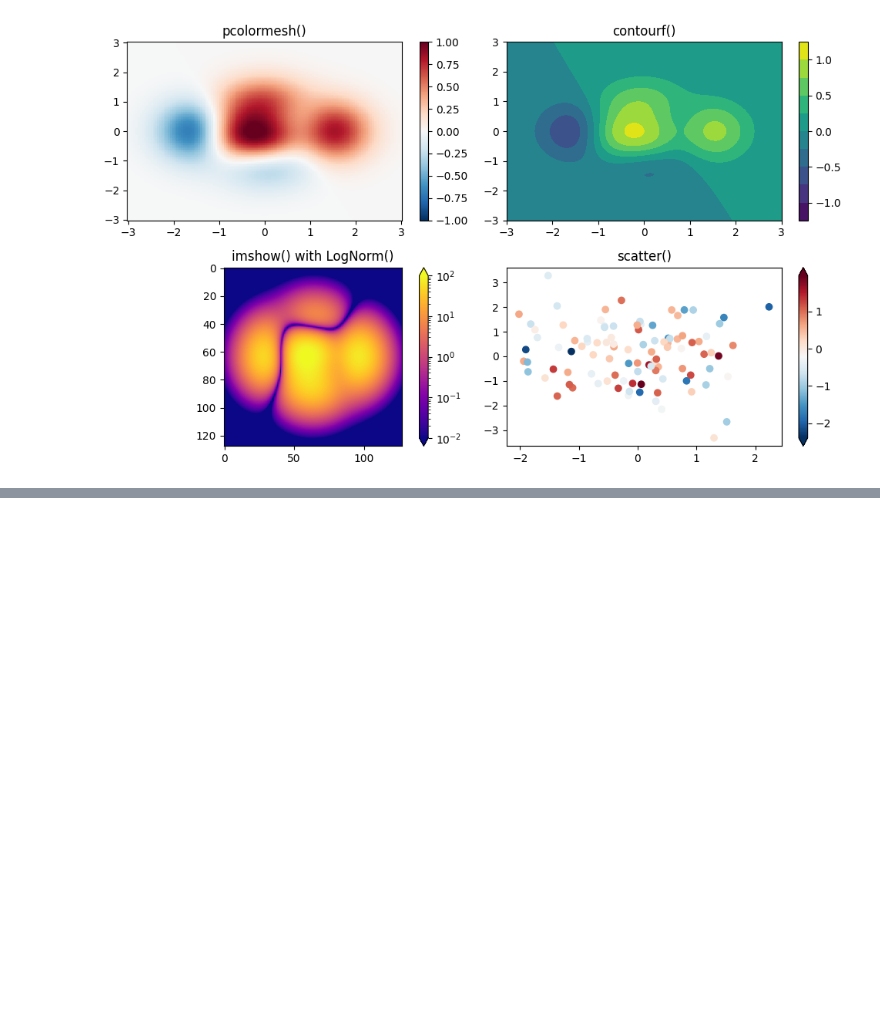
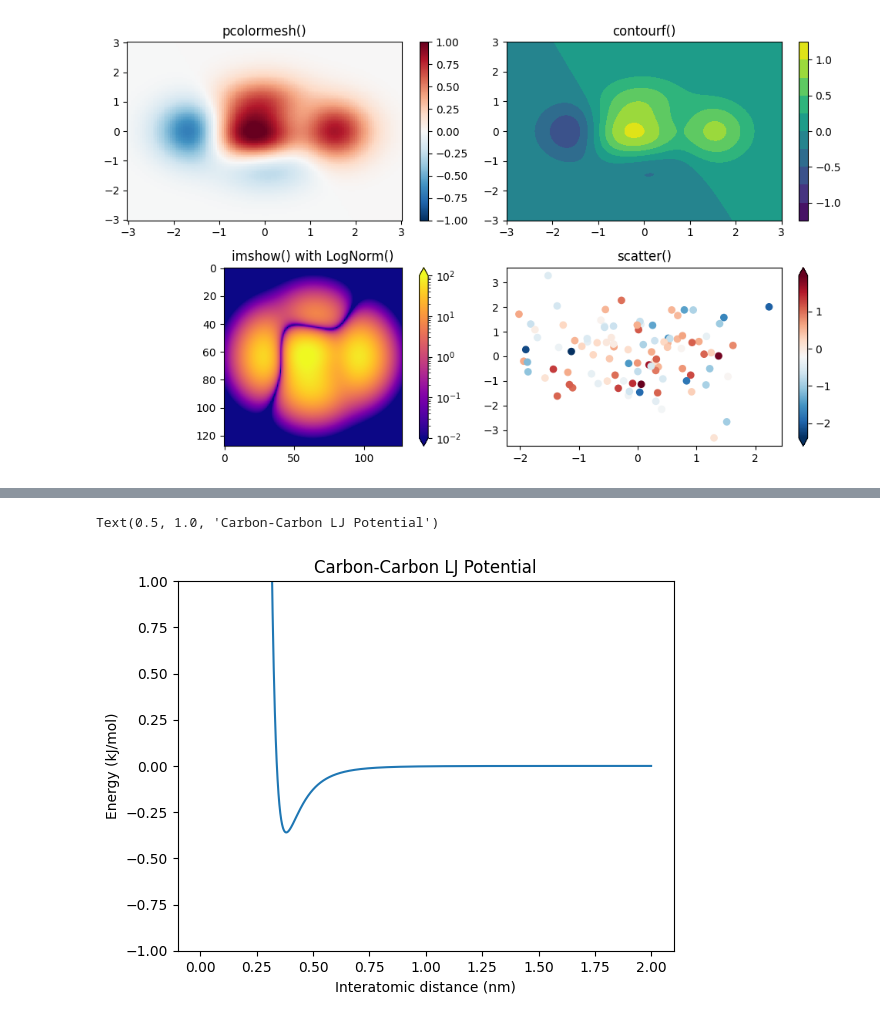
Before and after one commit to lorenzopallante/BiomeccanicaMultiscala, a Jupyter notebook: LAB/0-Intro/0-Intro_ColabPython.ipynb, the cells around one changed output, grey strips where cells are left out. Saved outputs shown, nothing was run; the diff lists cells and outputs as text; code cells hidden in the pictures; blank space fills up the shorter version.

```diff
--- a/LAB/0-Intro/0-Intro_ColabPython.ipynb
+++ b/LAB/0-Intro/0-Intro_ColabPython.ipynb
@@ -718,0 +844,18 @@ fig.tight_layout()
+# %%
+# Solution
+import numpy as np
+import matplotlib.pyplot as plt
+
+sigma = 0.34 #nm
+epsilon = 0.36 #kJ/mol
+r = np.arange(0.0001,2, 0.001)
+V = 4*epsilon*((sigma/r)**12-(sigma/r)**6)
+
+plt.plot(r,V)
+plt.ylim(-1,1)
+plt.xlabel("Interatomic distance (nm)")
+plt.ylabel("Energy (kJ/mol)")
+plt.title("Carbon-Carbon LJ Potential")
+# %% [output]
+Text(0.5, 1.0, 'Carbon-Carbon LJ Potential')
+[figure, added]
```
Also changed, not shown: parts of 18 cells of this notebook.
